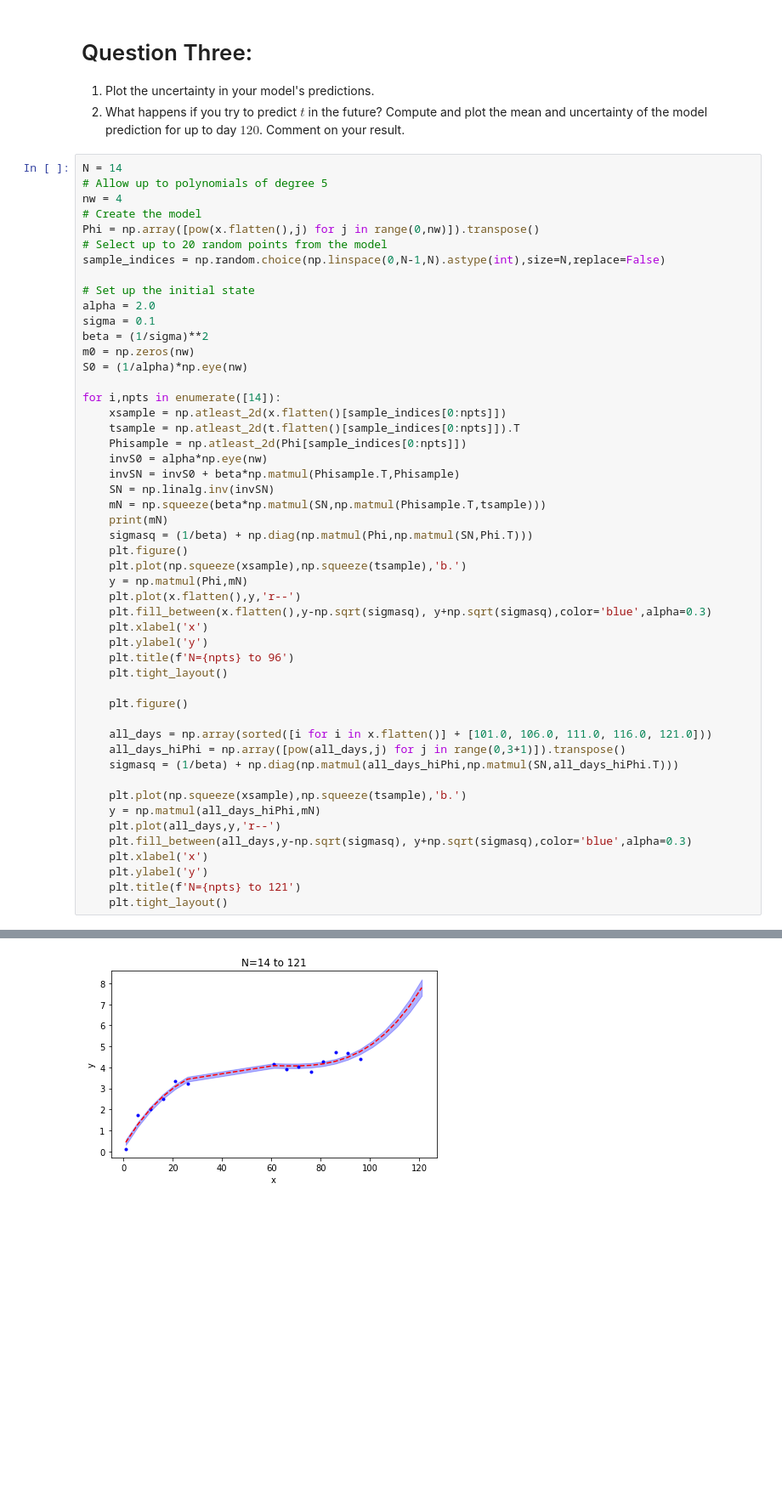
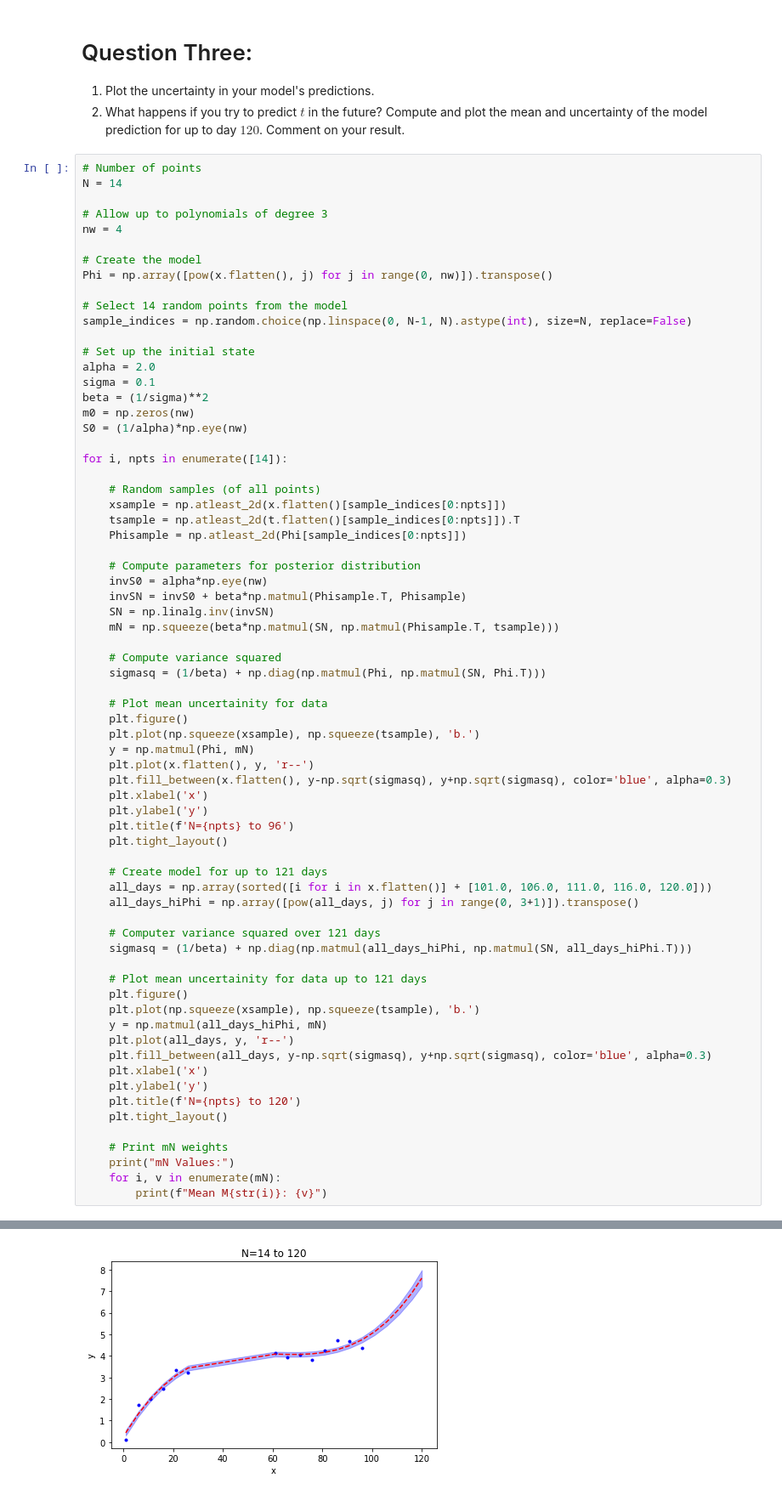
Before and after one commit to palvindersander/machine-learning-uni, a Jupyter notebook: regression 1/assignment1.ipynb, the cells around one changed output, grey strips where cells are left out. Shown at 85% size. Saved outputs shown, nothing was run; the diff lists cells and outputs as text; blank space fills up the shorter version.

```diff
--- a/regression 1/assignment1.ipynb
+++ b/regression 1/assignment1.ipynb
@@ -330,13 +350,17 @@ Mean M3: 1.7947238698728734e-05
 2.
     What happens if you try to predict $t$  in the future? Compute and plot the mean and uncertainty of the model prediction for up to day $120$. Comment on your result.
 # %%
+# Number of points
 N = 14
-# Allow up to polynomials of degree 5
+
+# Allow up to polynomials of degree 3
 nw = 4
+
 # Create the model
-Phi = np.array([pow(x.flatten(),j) for j in range(0,nw)]).transpose()
-# Select up to 20 random points from the model
-sample_indices = np.random.choice(np.linspace(0,N-1,N).astype(int),size=N,replace=False)
+Phi = np.array([pow(x.flatten(), j) for j in range(0, nw)]).transpose()
+
+# Select 14 random points from the model
+sample_indices = np.random.choice(np.linspace(0, N-1, N).astype(int), size=N, replace=False)
 
 # Set up the initial state
 alpha = 2.0
@@ -345,38 +369,53 @@ beta = (1/sigma)**2
 m0 = np.zeros(nw)
 S0 = (1/alpha)*np.eye(nw)
 
-for i,npts in enumerate([14]):
+for i, npts in enumerate([14]):
+
+    # Random samples (of all points)
     xsample = np.atleast_2d(x.flatten()[sample_indices[0:npts]])
     tsample = np.atleast_2d(t.flatten()[sample_indices[0:npts]]).T
     Phisample = np.atleast_2d(Phi[sample_indices[0:npts]])
+
+    # Compute parameters for posterior distribution
     invS0 = alpha*np.eye(nw)
-    invSN = invS0 + beta*np.matmul(Phisample.T,Phisample)
+    invSN = invS0 + beta*np.matmul(Phisample.T, Phisample)
     SN = np.linalg.inv(invSN)
-    mN = np.squeeze(beta*np.matmul(SN,np.matmul(Phisample.T,tsample)))
-    print(mN)
-    sigmasq = (1/beta) + np.diag(np.matmul(Phi,np.matmul(SN,Phi.T)))
+    mN = np.squeeze(beta*np.matmul(SN, np.matmul(Phisample.T, tsample)))
+
+    # Compute variance squared
+    sigmasq = (1/beta) + np.diag(np.matmul(Phi, np.matmul(SN, Phi.T)))
+
+    # Plot mean uncertainity for data
     plt.figure()
-    plt.plot(np.squeeze(xsample),np.squeeze(tsample),'b.')
-    y = np.matmul(Phi,mN)
-    plt.plot(x.flatten(),y,'r--')
-    plt.fill_between(x.flatten(),y-np.sqrt(sigmasq), y+np.sqrt(sigmasq),color='blue',alpha=0.3)
+    plt.plot(np.squeeze(xsample), np.squeeze(tsample), 'b.')
+    y = np.matmul(Phi, mN)
+    plt.plot(x.flatten(), y, 'r--')
+    plt.fill_between(x.flatten(), y-np.sqrt(sigmasq), y+np.sqrt(sigmasq), color='blue', alpha=0.3)
     plt.xlabel('x')
     plt.ylabel('y')
     plt.title(f'N={npts} to 96')
     plt.tight_layout()
 
+    # Create model for up to 121 days
+    all_days = np.array(sorted([i for i in x.flatten()] + [101.0, 106.0, 111.0, 116.0, 120.0]))
+    all_days_hiPhi = np.array([pow(all_days, j) for j in range(0, 3+1)]).transpose()
+
+    # Computer variance squared over 121 days
+    sigmasq = (1/beta) + np.diag(np.matmul(all_days_hiPhi, np.matmul(SN, all_days_hiPhi.T)))
+
+    # Plot mean uncertainity for data up to 121 days
     plt.figure()
-
-    all_days = np.array(sorted([i for i in x.flatten()] + [101.0, 106.0, 111.0, 116.0, 121.0]))
-    all_days_hiPhi = np.array([pow(all_days,j) for j in range(0,3+1)]).transpose()
-    sigmasq = (1/beta) + np.diag(np.matmul(all_days_hiPhi,np.matmul(SN,all_days_hiPhi.T)))
-
-    plt.plot(np.squeeze(xsample),np.squeeze(tsample),'b.')
-    y = np.matmul(all_days_hiPhi,mN)
-    plt.plot(all_days,y,'r--')
-    plt.fill_between(all_days,y-np.sqrt(sigmasq), y+np.sqrt(sigmasq),color='blue',alpha=0.3)
+    plt.plot(np.squeeze(xsample), np.squeeze(tsample), 'b.')
+    y = np.matmul(all_days_hiPhi, mN)
+    plt.plot(all_days, y, 'r--')
+    plt.fill_between(all_days, y-np.sqrt(sigmasq), y+np.sqrt(sigmasq), color='blue', alpha=0.3)
     plt.xlabel('x')
     plt.ylabel('y')
-    plt.title(f'N={npts} to 121')
+    plt.title(f'N={npts} to 120')
     plt.tight_layout()
+
+    # Print mN weights
+    print("mN Values:")
+    for i, v in enumerate(mN):
+        print(f"Mean M{str(i)}: {v}")
 # %% [output]
@@ -384,2 +427,2 @@ for i,npts in enumerate([14]):
 [figure]
-[figure, old version]
+[figure, new version]
```
Also changed, not shown: parts of 10 cells of this notebook, 2 other files.
